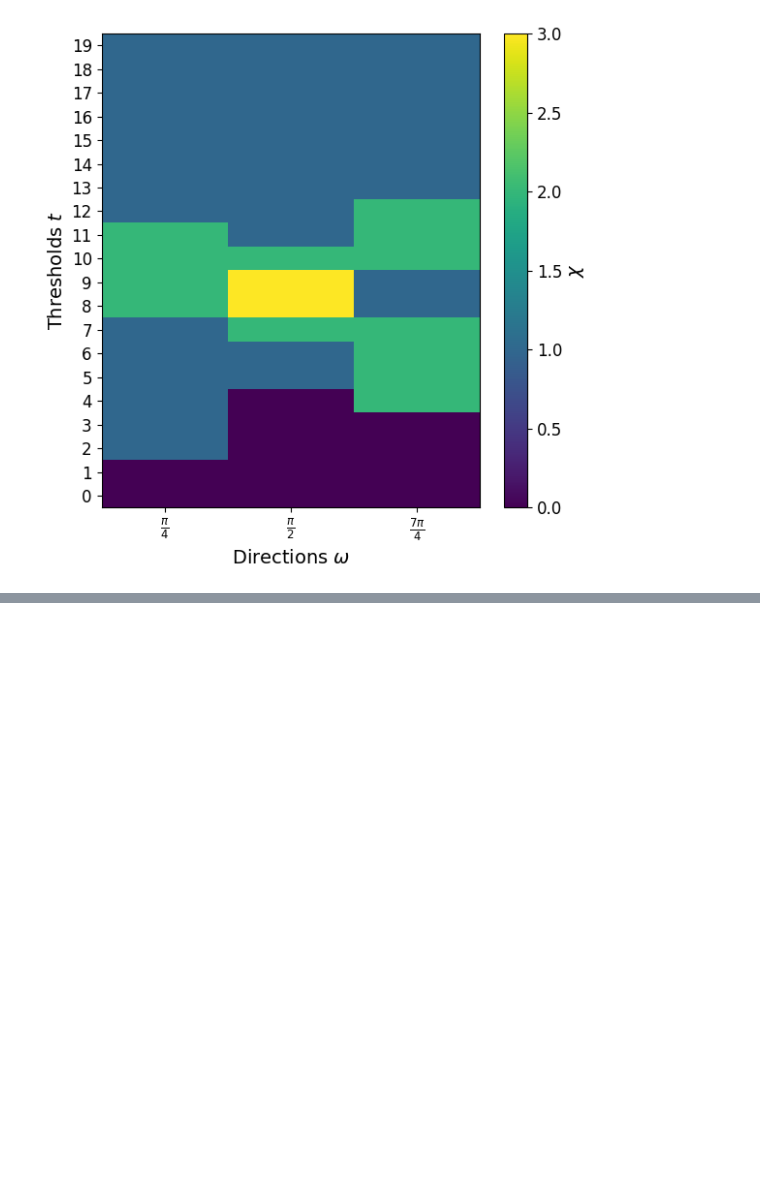
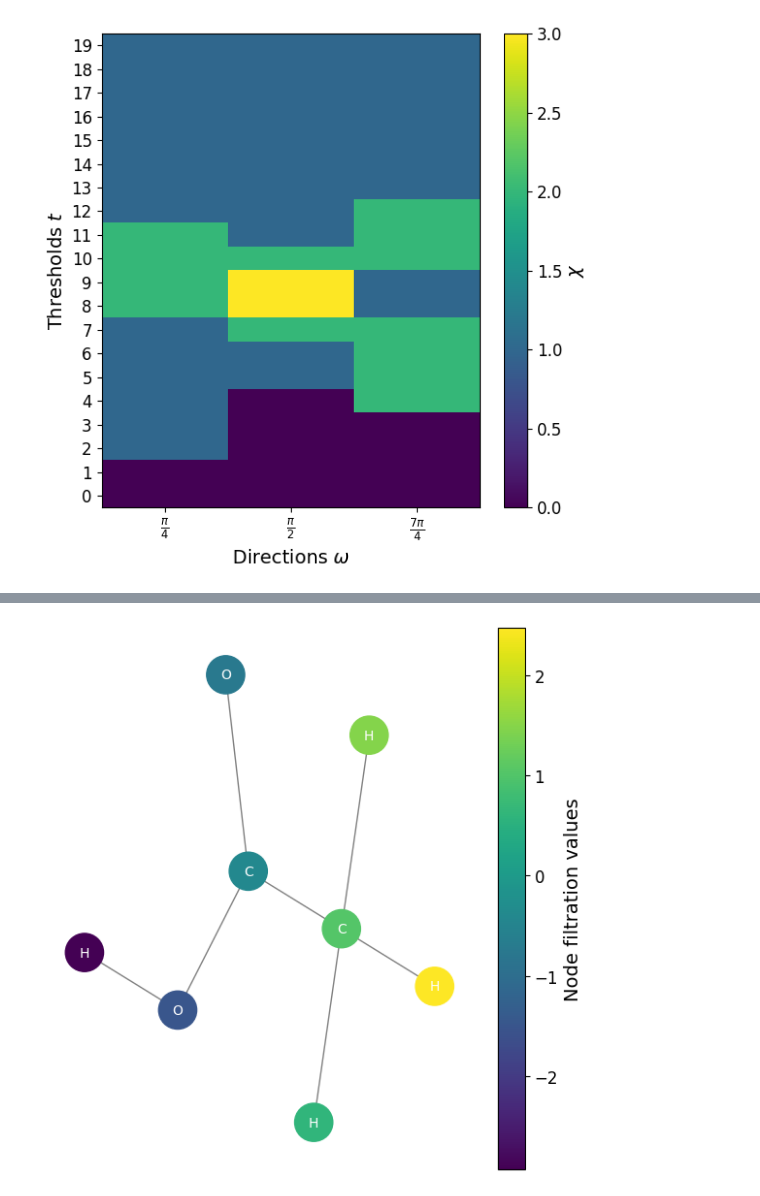
Before and after one commit to victosdur/ECTforMoleculeMachineLearningTask, a Jupyter notebook: FiguresIllustration.ipynb, the cells around one changed output, grey strips where cells are left out. Drawn from its saved outputs; the diff is of its cells as text; code cells hidden in the pictures; blank space fills up the shorter version.

```diff
--- a/FiguresIllustration.ipynb
+++ b/FiguresIllustration.ipynb
@@ -202,0 +271,32 @@ print(myect.directions.vectors)
+# %%
+#node filtration values
+x_coords = np.array([pos[i][0] for i in G.nodes()])
+# Graficar con color de nodo basado en coordenada x
+fig, ax = plt.subplots(1, 1, figsize=(6, 6))
+
+# Escoger un colormap adecuado
+cmap = plt.cm.viridis
+
+# Normalizar los valores para el colormap
+norm = plt.Normalize(vmin=x_coords.min(), vmax=x_coords.max())
+node_colors = cmap(norm(x_coords))
+
+# Dibujar
+nx.draw(G, pos, ax=ax, node_color=node_colors, node_size=800, edge_color='gray')
+labels = {i: atom.GetSymbol() for i, atom in enumerate(mol.GetAtoms())}
+nx.draw_networkx_labels(G, pos, labels=labels, font_color='white', font_size=10)
+
+# Mostrar barra de color (opcional)
+sm = plt.cm.ScalarMappable(cmap=cmap, norm=norm)
+sm.set_array([])
+cbar = plt.colorbar(sm, ax=ax)
+cbar.set_label("Node filtration values")
+
+# Ajustes finales
+plt.axis('off')
+plt.tight_layout()
+plt.savefig("figures/IllustrationPaper/MoleculeGraphFiltrationValuesExample", dpi=300)
+plt.show()
+plt.close()
+# %% [output]
+[figure, added]
```
Also changed, not shown: parts of 11 cells of this notebook, 8 other files.
